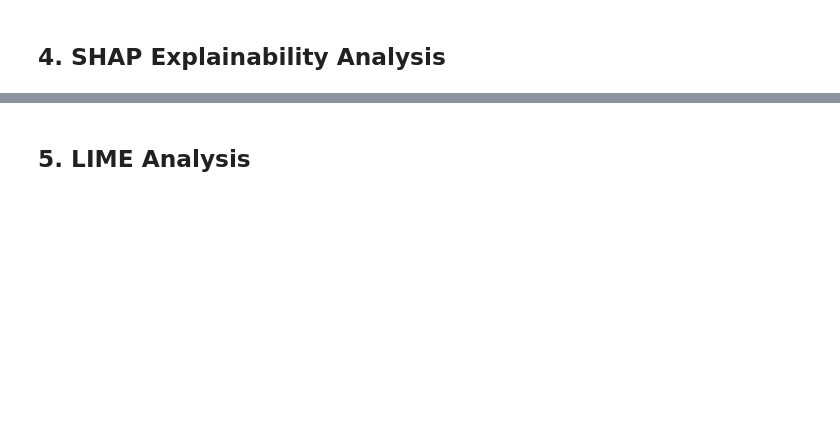
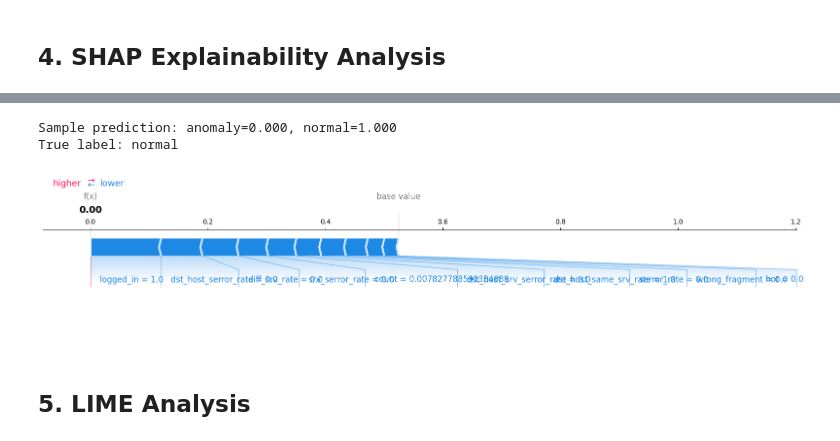
Before and after one commit to sloka1c/DPL, a Jupyter notebook: explainable_ids_full_pipeline.ipynb, the cells around one changed output, grey strips where cells are left out. Cells and saved outputs as stored; diff of their text form; code cells hidden in the pictures; blank space fills up the shorter version.

```diff
--- a/explainable_ids_full_pipeline.ipynb
+++ b/explainable_ids_full_pipeline.ipynb
@@ -285,6 +351,6 @@ print('Done!')
 # %%
 # Global feature importance (anomaly class)
-mean_abs_shap = np.abs(shap_values[0]).mean(axis=0)
+mean_abs_shap = np.abs(shap_vals_anomaly).mean(axis=0)
 feature_importance = sorted(zip(FEATURE_NAMES, mean_abs_shap), key=lambda x: x[1], reverse=True)
 
 print('Top 15 features by mean |SHAP| (anomaly class):')
@@ -305,10 +392,17 @@ plt.tight_layout(); plt.show()
 # %%
 # Single prediction explanation (force plot)
 idx = 0
 pred = predict_fn(X_test[exp_idx[idx:idx+1]])
 print(f'Sample prediction: anomaly={pred[0][0]:.3f}, normal={pred[0][1]:.3f}')
 print(f'True label: {class_names[y_test[exp_idx[idx]]]}')
-shap.force_plot(explainer.expected_value[0], shap_values[0][idx], X_test[exp_idx[idx]], feature_names=FEATURE_NAMES, matplotlib=True)
+
+ev = explainer.expected_value
+ev0 = ev[0] if isinstance(ev, (list, np.ndarray)) else ev
+shap.force_plot(ev0, shap_vals_anomaly[idx], X_test[exp_idx[idx]], feature_names=FEATURE_NAMES, matplotlib=True)
+# %% [output]
+Sample prediction: anomaly=0.000, normal=1.000
+True label: normal
+[figure, added]
 # %% [markdown]
 ## 5. LIME Analysis
 # %%
```
Also changed, not shown: parts of 20 cells of this notebook, 2 other files.
